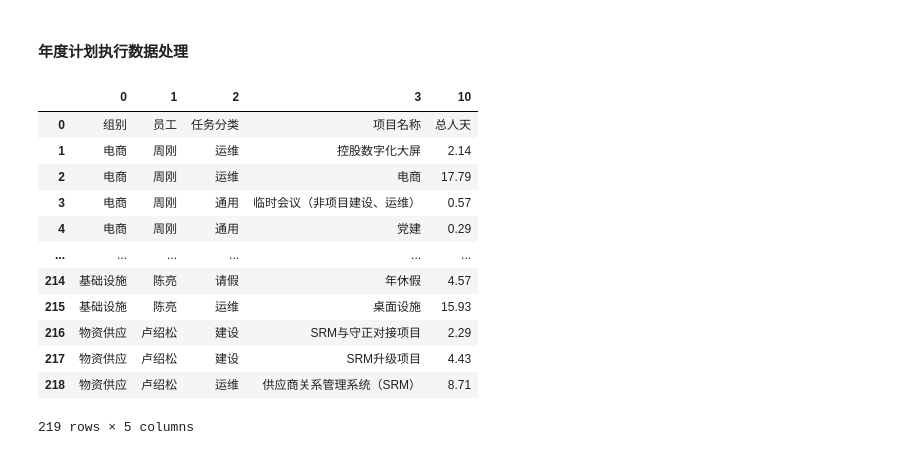
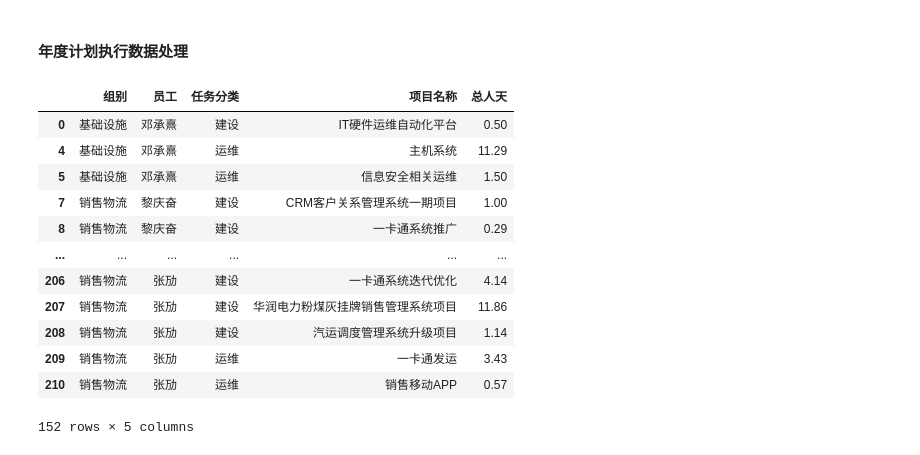
Before and after one commit to 851499540/weeksheet, a Jupyter notebook: script_v1.0_stab.ipynb, the cells around one changed output. Cells and saved outputs as stored; diff of their text form; code cells hidden in the pictures.

```diff
--- a/script_v1.0_stab.ipynb
+++ b/script_v1.0_stab.ipynb
@@ -552,22 +545,22 @@ ppt.save('./就这月报.pptx')
 # %% [markdown]
 #### 年度计划执行数据处理
 # %%
-datadocker = pd.read_excel('./output/summary_23_1.xlsx',header=None,sheet_name=0,engine='openpyxl')
+datadocker = pd.read_excel('./output/summary_23_2.xlsx',sheet_name=0,engine='openpyxl')
 # %%
-datadocker = datadocker[[0,1,2,3,10]]
+datadocker = datadocker.iloc[:,[0,1,2,3,9]]
-# %%
-datadocker
-# %% [output]
-|  | 0 | 1 | 2 | 3 | 10 |
-| 0 | 组别 | 员工 | 任务分类 | 项目名称 | 总人天 |
-| 1 | 电商 | 周刚 | 运维 | 控股数字化大屏 | 2.14 |
-| 2 | 电商 | 周刚 | 运维 | 电商 | 17.79 |
-| 3 | 电商 | 周刚 | 通用 | 临时会议（非项目建设、运维） | 0.57 |
-| 4 | 电商 | 周刚 | 通用 | 党建 | 0.29 |
-| ... | ... | ... | ... | ... | ... |
-| 214 | 基础设施 | 陈亮 | 请假 | 年休假 | 4.57 |
-| 215 | 基础设施 | 陈亮 | 运维 | 桌面设施 | 15.93 |
-| 216 | 物资供应 | 卢绍松 | 建设 | SRM与守正对接项目 | 2.29 |
-| 217 | 物资供应 | 卢绍松 | 建设 | SRM升级项目 | 4.43 |
-| 218 | 物资供应 | 卢绍松 | 运维 | 供应商关系管理系统（SRM） | 8.71 |
-219 rows × 5 columns
+# %%
+datadocker[datadocker['任务分类'].isin(['建设','运维','营销'])]
+# %% [output]
+|  | 组别 | 员工 | 任务分类 | 项目名称 | 总人天 |
+| 0 | 基础设施 | 邓承熹 | 建设 | IT硬件运维自动化平台 | 0.50 |
+| 4 | 基础设施 | 邓承熹 | 运维 | 主机系统 | 11.29 |
+| 5 | 基础设施 | 邓承熹 | 运维 | 信息安全相关运维 | 1.50 |
+| 7 | 销售物流 | 黎庆奋 | 建设 | CRM客户关系管理系统一期项目 | 1.00 |
+| 8 | 销售物流 | 黎庆奋 | 建设 | 一卡通系统推广 | 0.29 |
+| ... | ... | ... | ... | ... | ... |
+| 206 | 销售物流 | 张劢 | 建设 | 一卡通系统迭代优化 | 4.14 |
+| 207 | 销售物流 | 张劢 | 建设 | 华润电力粉煤灰挂牌销售管理系统项目 | 11.86 |
+| 208 | 销售物流 | 张劢 | 建设 | 汽运调度管理系统升级项目 | 1.14 |
+| 209 | 销售物流 | 张劢 | 运维 | 一卡通发运 | 3.43 |
+| 210 | 销售物流 | 张劢 | 运维 | 销售移动APP | 0.57 |
+152 rows × 5 columns
```
Also changed, not shown: parts of 10 cells of this notebook, 42 other files.
